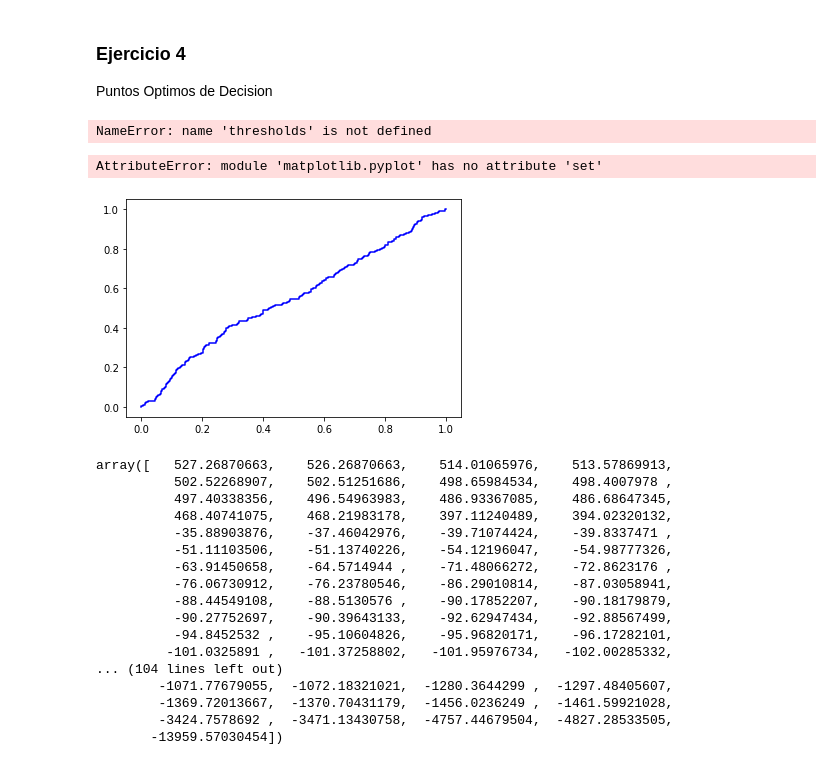
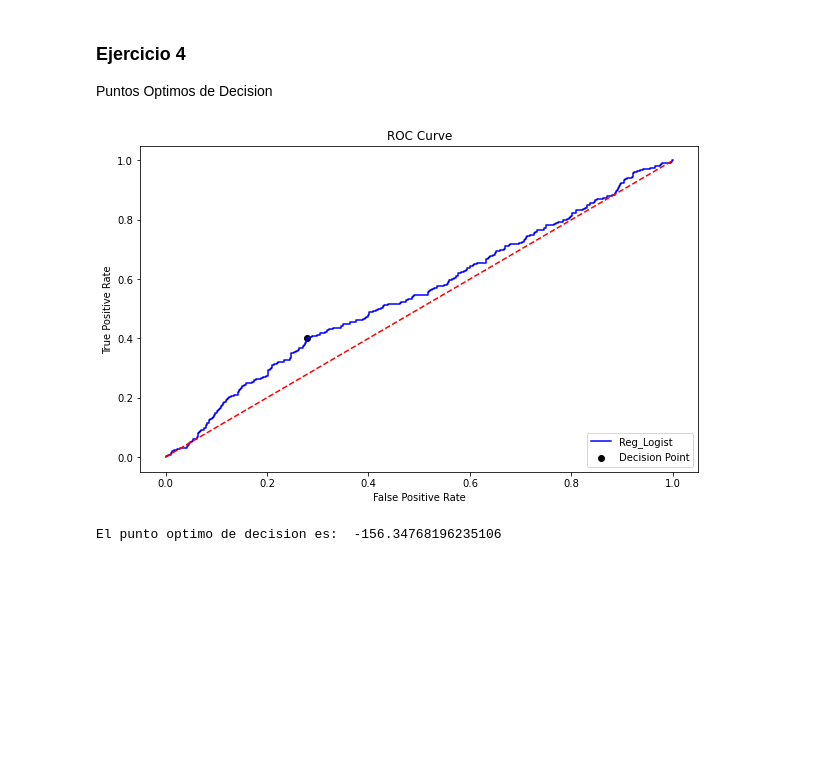
Before and after one commit to aldairconde/Seminario-E1, a Jupyter notebook: tarea 2/SE1_tarea 2.ipynb, the cells around one changed output. Cells and saved outputs as stored; diff of their text form; code cells hidden in the pictures; blank space fills up the shorter version.

```diff
--- a/tarea 2/SE1_tarea 2.ipynb
+++ b/tarea 2/SE1_tarea 2.ipynb
@@ -812,72 +812,43 @@ El mejor modelo es la regresión logística hecha con WOE, obtuvo un accuracy de
 Puntos Optimos de Decision
 # %%
    #Encontraremos el punto optimo de decision
+fig1 = plt.figure("Filtro",figsize =(10, 6))
+pod = fig1.add_subplot()
 
 def punto_optimo_decision(model, X_test, y_test,y_pred12):
     y_pred = model.predict(X_test)
     y_pred_prob = model.predict_proba(X_test)[:, 1]
 
 #    cm = metrics.confusion_matrix(y_test, y_pred)
 #    tn, fp, fn, tp = cm.ravel()
 
     fpr, tpr, threshold = metrics.roc_curve(y_test, y_pred12)
 #    roc_auc = metrics.auc(fpr, tpr)
 #    ax[1].plot(fpr, tpr, 'b-', label=f'ROC-AUC = {roc_auc:.2f}')
 
 # ROC-AUC
     RA =tpr-fpr
     ind = np.argmax(RA)
-    punt_opt = thresholds[ind]
+    punt_opt = threshold[ind]
 
     pod.plot(fpr, tpr, 'b-', label='Reg_Logist')
 #Labels
     pod.set(xlabel='False Positive Rate',
               ylabel='True Positive Rate', title='ROC Curve')
 #Puntos
-    plt.scatter(fpr[ind], tpr[ind], marker='o', color='black', label='Decision Point')
+    pod.scatter(fpr[ind], tpr[ind], marker='o', color='black', label='Decision Point')
    # pod.plot(fp/(fp+tn), tp/(tp+fn), 'ro',
    #            markersize=8, label='Decision Point')
 
     pod.plot([0, 1], [0, 1], 'r--')
     pod.legend(loc='lower right')
-    pod.show()
+    plt.show()
 
     return punt_opt
 
 punto_optimo=punto_optimo_decision(model, X_woe_test, y_test1,y_pred12)
 punto_optimo
 print("El punto optimo de decision es: ", punto_optimo)
 # %% [output]
+[figure, added]
-NameError: name 'thresholds' is not defined
+El punto optimo de decision es:  -156.34768196235106
-# %%
-#punto_optimo_decision(model, X_woe_test, y_test1):
-y_pred = model.predict(X_woe_test)
-y_pred_prob = model.predict_proba( X_woe_test)[:, 1]
-
-#    cm = metrics.confusion_matrix(y_test, y_pred)
-#    tn, fp, fn, tp = cm.ravel()
-
-fpr, tpr, threshold = metrics.roc_curve(y_test1, y_pred12)
-#    roc_auc = metrics.auc(fpr, tpr)
-#    ax[1].plot(fpr, tpr, 'b-', label=f'ROC-AUC = {roc_auc:.2f}')
-
-# ROC-AUC
-RA =tpr-fpr
-ind = np.argmax(RA)
-punt_opt = threshold[ind]
-
-pod.plot(fpr, tpr, 'b-', label='Reg_Logist')
-#Labels
-pod.set(xlabel='False Positive Rate',
-ylabel='True Positive Rate', title='ROC Curve')
-#Puntos
-plt.scatter(fpr[ind], tpr[ind], marker='o', color='black', label='Decision Point')
-   # pod.plot(fp/(fp+tn), tp/(tp+fn), 'ro',
-   #            markersize=8, label='Decision Point')
-
-pod.plot([0, 1], [0, 1], 'r--')
-pod.legend(loc='lower right')
-pod.show()
-# %% [output]
-AttributeError: module 'matplotlib.pyplot' has no attribute 'set'
-[figure, removed]
@@ -892,20 +854,0 @@ fpr, tpr, threshold = metrics.roc_curve(y_test1, y_pred12)
-# %%
-threshold
-# %% [output]
-array([   527.26870663,    526.26870663,    514.01065976,    513.57869913,
-          502.52268907,    502.51251686,    498.65984534,    498.4007978 ,
-          497.40338356,    496.54963983,    486.93367085,    486.68647345,
-          468.40741075,    468.21983178,    397.11240489,    394.02320132,
-          -35.88903876,    -37.46042976,    -39.71074424,    -39.8337471 ,
-          -51.11103506,    -51.13740226,    -54.12196047,    -54.98777326,
-          -63.91450658,    -64.5714944 ,    -71.48066272,    -72.8623176 ,
-          -76.06730912,    -76.23780546,    -86.29010814,    -87.03058941,
-          -88.44549108,    -88.5130576 ,    -90.17852207,    -90.18179879,
-          -90.27752697,    -90.39643133,    -92.62947434,    -92.88567499,
-          -94.8452532 ,    -95.10604826,    -95.96820171,    -96.17282101,
-         -101.0325891 ,   -101.37258802,   -101.95976734,   -102.00285332,
-... (104 lines left out)
-        -1071.77679055,  -1072.18321021,  -1280.3644299 ,  -1297.48405607,
-        -1369.72013667,  -1370.70431179,  -1456.0236249 ,  -1461.59921028,
-        -3424.7578692 ,  -3471.13430758,  -4757.44679504,  -4827.28533505,
-       -13959.57030454])
```
Also changed, not shown: parts of 1 cell of this notebook.
